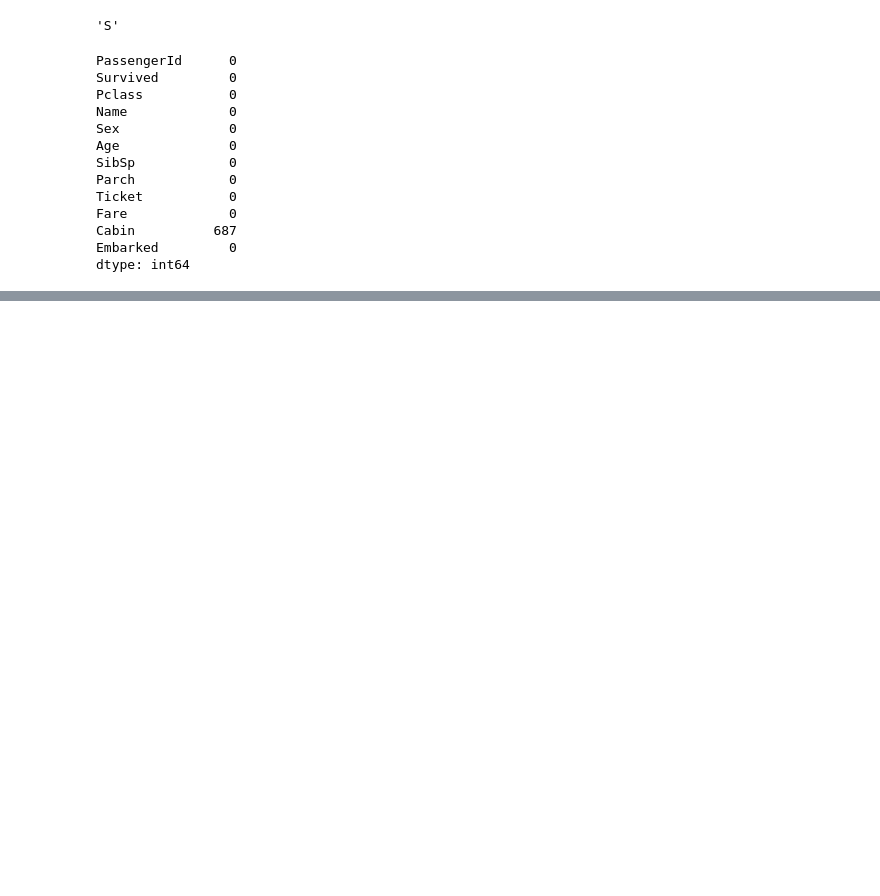
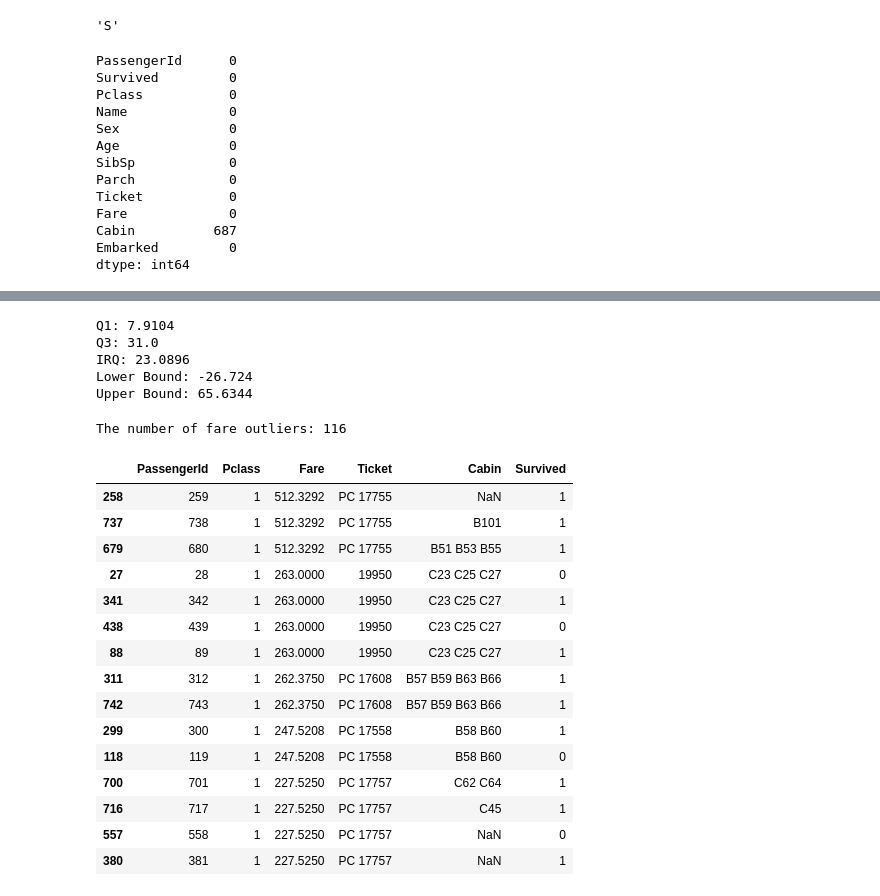
Before and after one commit to almamun252/ml-dl-learning, a Jupyter notebook: machine_learning/data_processing.ipynb, the cells around one changed output, grey strips where cells are left out. Drawn from its saved outputs; the diff is of its cells as text; code cells hidden in the pictures; blank space fills up the shorter version.

```diff
--- a/machine_learning/data_processing.ipynb
+++ b/machine_learning/data_processing.ipynb
@@ -249,0 +526,46 @@ dtype: int64
+# %%
+# Calculating the first quartile (Q1), third quartile (Q3), and interquartile range (IQR) for the 'Fare' column
+Q1= processed_data['Fare'].quantile(0.25)
+Q3= processed_data['Fare'].quantile(0.75)
+
+IRQ= Q3-Q1
+
+lower_bound= Q1-1.5*IRQ
+upper_bound= Q3+1.5*IRQ
+
+print("Q1:", Q1)
+print("Q3:", Q3)
+print("IRQ:", IRQ)
+print("Lower Bound:", lower_bound)
+print("Upper Bound:", upper_bound)
+# %% [output]
+Q1: 7.9104
+Q3: 31.0
+IRQ: 23.0896
+Lower Bound: -26.724
+Upper Bound: 65.6344
+# %%
+# Identifying fare outliers in the processed Titanic dataset
+fare_outliers= processed_data[processed_data['Fare']>upper_bound]
+print("The number of fare outliers:",fare_outliers.shape[0])
+# %% [output]
+The number of fare outliers: 116
+# %%
+fare_outliers[['PassengerId','Pclass','Fare','Ticket','Cabin','Survived']].sort_values(by='Fare',ascending=False).head(15)
+# %% [output]
+|  | PassengerId | Pclass | Fare | Ticket | Cabin | Survived |
+| 258 | 259 | 1 | 512.3292 | PC 17755 | NaN | 1 |
+| 737 | 738 | 1 | 512.3292 | PC 17755 | B101 | 1 |
+| 679 | 680 | 1 | 512.3292 | PC 17755 | B51 B53 B55 | 1 |
+| 27 | 28 | 1 | 263.0000 | 19950 | C23 C25 C27 | 0 |
+| 341 | 342 | 1 | 263.0000 | 19950 | C23 C25 C27 | 1 |
+| 438 | 439 | 1 | 263.0000 | 19950 | C23 C25 C27 | 0 |
+| 88 | 89 | 1 | 263.0000 | 19950 | C23 C25 C27 | 1 |
+| 311 | 312 | 1 | 262.3750 | PC 17608 | B57 B59 B63 B66 | 1 |
+| 742 | 743 | 1 | 262.3750 | PC 17608 | B57 B59 B63 B66 | 1 |
+| 299 | 300 | 1 | 247.5208 | PC 17558 | B58 B60 | 1 |
+| 118 | 119 | 1 | 247.5208 | PC 17558 | B58 B60 | 0 |
+| 700 | 701 | 1 | 227.5250 | PC 17757 | C62 C64 | 1 |
+| 716 | 717 | 1 | 227.5250 | PC 17757 | C45 | 1 |
+| 557 | 558 | 1 | 227.5250 | PC 17757 | NaN | 0 |
+| 380 | 381 | 1 | 227.5250 | PC 17757 | NaN | 1 |
```
Also changed, not shown: parts of 21 cells of this notebook, 2 other files.
